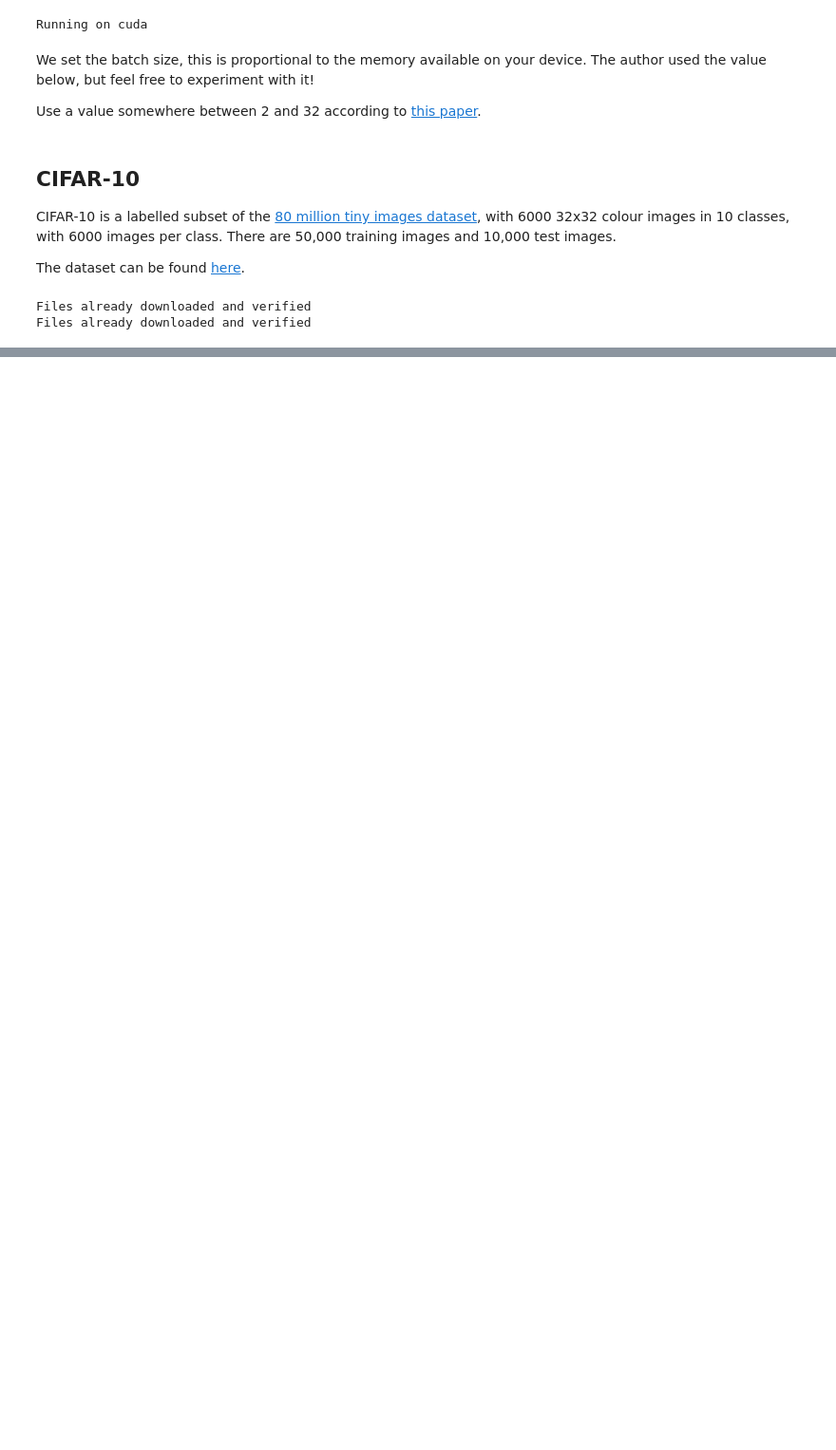
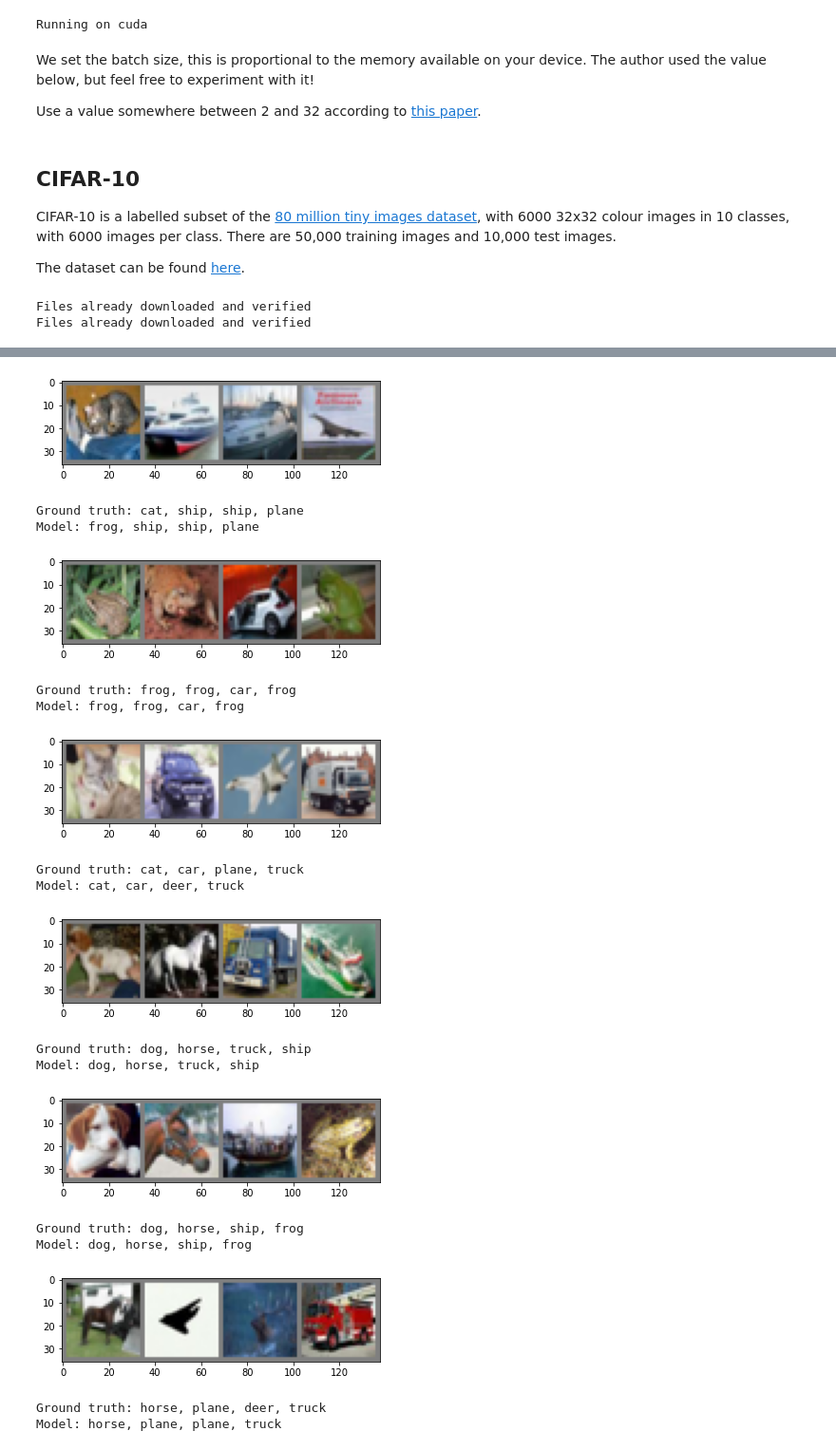
Before and after one commit to rjkilpatrick/alexnet, a Jupyter notebook: alexnet.ipynb, the cells around one changed output, grey strips where cells are left out. Shown at 95% size. Drawn from its saved outputs; the diff is of its cells as text; code cells hidden in the pictures; blank space fills up the shorter version.

```diff
--- a/alexnet.ipynb
+++ b/alexnet.ipynb
@@ -36,0 +163,2 @@ Files already downloaded and verified
+# %%
+model = AlexNet().to(device)
@@ -36,0 +169,3 @@ Files already downloaded and verified
+# %%
+loss_fn = torch.nn.CrossEntropyLoss()
+optimizer = torch.optim.SGD(model.parameters(), lr=1.e-3, momentum=0.9)
@@ -36,0 +253,33 @@ Files already downloaded and verified
+# %%
+for batch_idx, (inputs, targets) in enumerate(testloader):
+    inputs, targets = inputs.to(device), targets.to(device)
+
+    imshow(torchvision.utils.make_grid(inputs).cpu())
+
+    outputs = model(inputs)
+    top_one = torch.argmax(outputs, dim=-1)
+
+    print("Ground truth:", ", ".join(classes[targets[i]] for i in range(len(targets))))
+    print("Model:", ", ".join(classes[top_one[i]] for i in range(len(top_one))))
+
+    if batch_idx >= 5:
+        break
+# %% [output]
+[figure, added]
+Ground truth: cat, ship, ship, plane
+Model: frog, ship, ship, plane
+[figure, added]
+Ground truth: frog, frog, car, frog
+Model: frog, frog, car, frog
+[figure, added]
+Ground truth: cat, car, plane, truck
+Model: cat, car, deer, truck
+[figure, added]
+Ground truth: dog, horse, truck, ship
+Model: dog, horse, truck, ship
+[figure, added]
+Ground truth: dog, horse, ship, frog
+Model: dog, horse, ship, frog
+[figure, added]
+Ground truth: horse, plane, deer, truck
+Model: horse, plane, plane, truck
```
Also changed, not shown: parts of 22 cells of this notebook, 1 other file.
